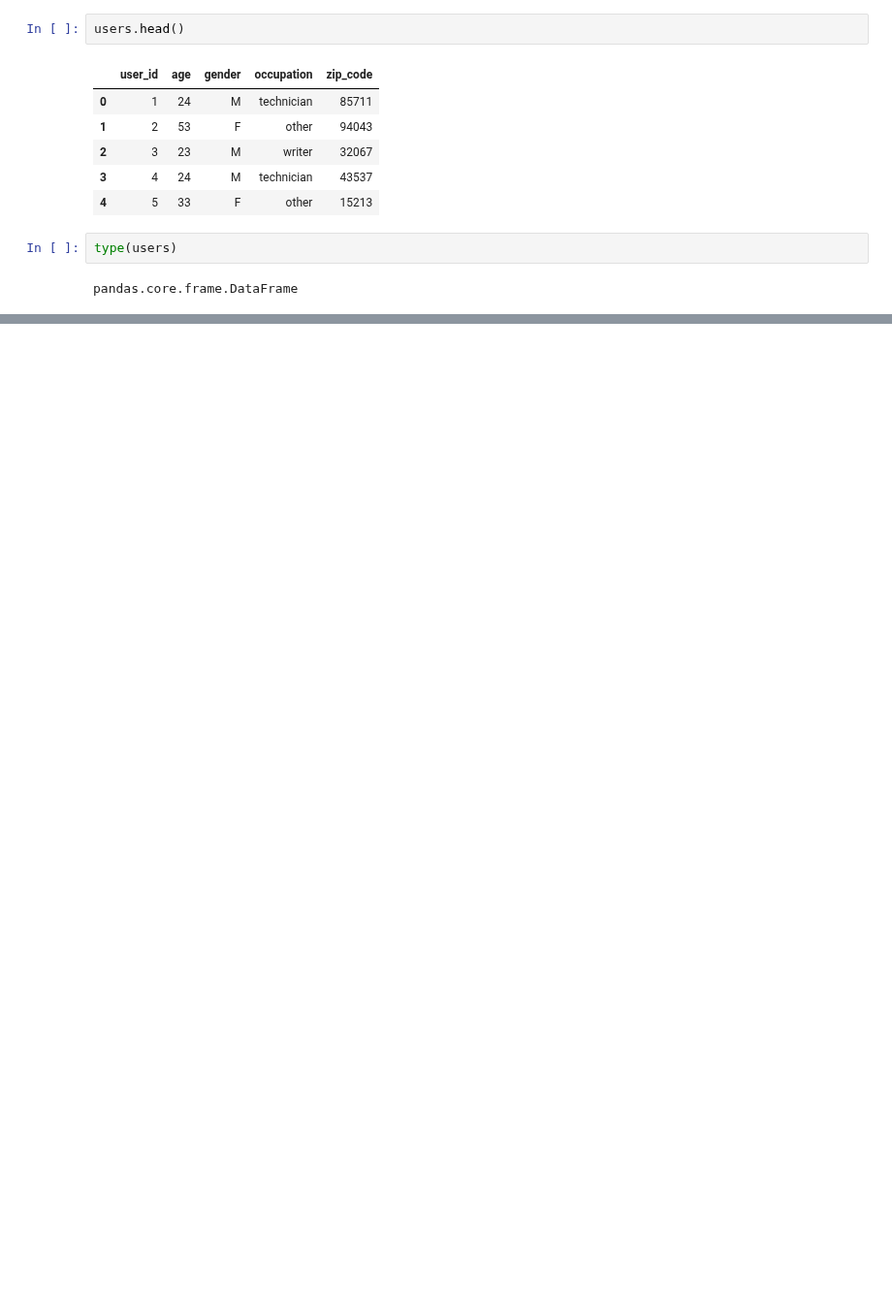
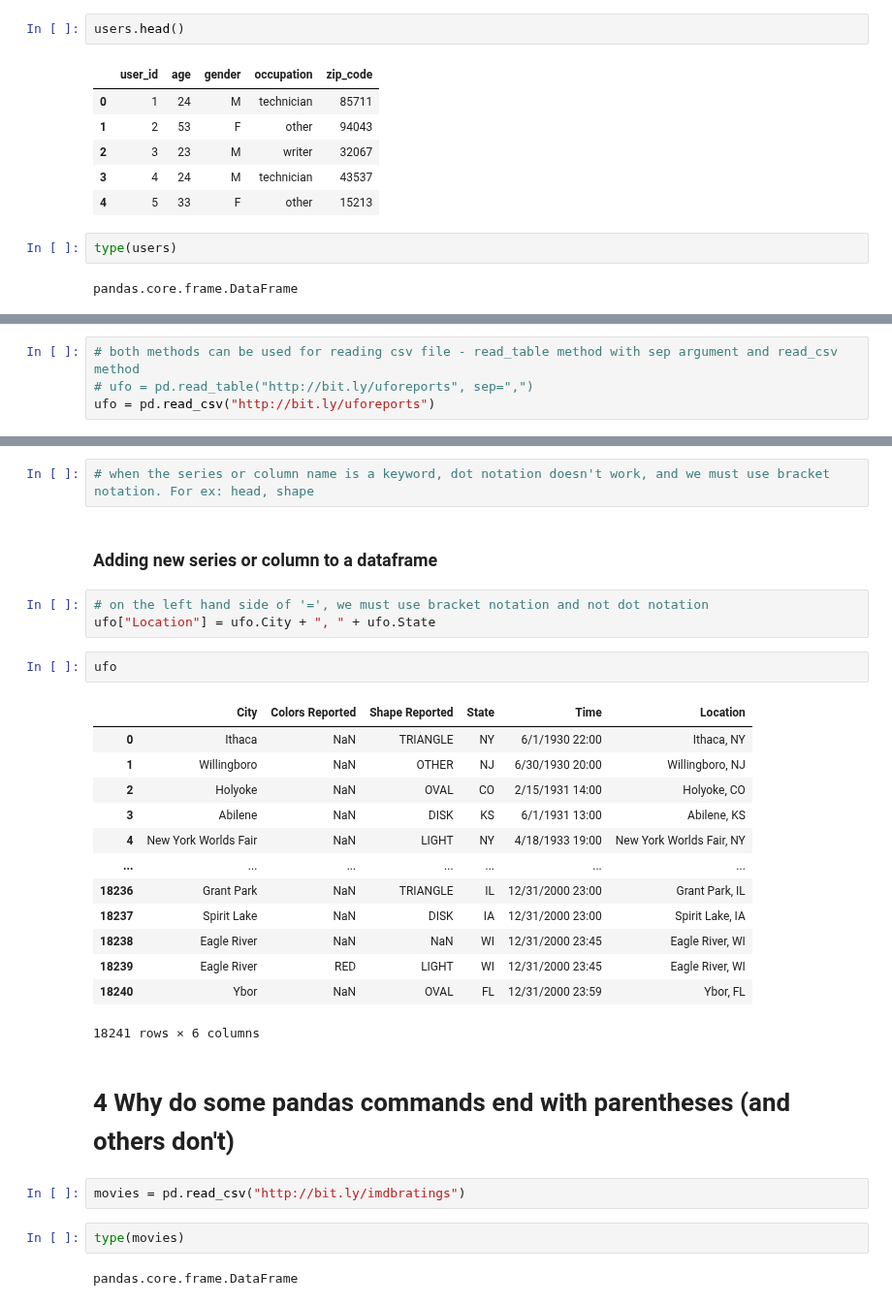
Before and after one commit to ShaswataG/iitg-summer-analytics-2024, a Jupyter notebook: Week 1/Data analysis in Python with pandas - Data School/2 How do I read a tabular data into pandas.ipynb, the cells around one changed output, grey strips where cells are left out. Shown at 97% size. Saved outputs shown, nothing was run; the diff lists cells and outputs as text; blank space fills up the shorter version.

```diff
--- a/Week 1/Data analysis in Python with pandas - Data School/2 How do I read a tabular data into pandas.ipynb
+++ b/Week 1/Data analysis in Python with pandas - Data School/2 How do I read a tabular data into pandas.ipynb
@@ -29,0 +51,4 @@ pandas.core.frame.DataFrame
+# %%
+# both methods can be used for reading csv file - read_table method with sep argument and read_csv method
+# ufo = pd.read_table("http://bit.ly/uforeports", sep=",")
+ufo = pd.read_csv("http://bit.ly/uforeports")
@@ -29,0 +108,31 @@ pandas.core.frame.DataFrame
+# %%
+# when the series or column name is a keyword, dot notation doesn't work, and we must use bracket notation. For ex: head, shape
+# %% [markdown]
+<h3>Adding new series or column to a dataframe</h3>
+# %%
+# on the left hand side of '=', we must use bracket notation and not dot notation
+ufo["Location"] = ufo.City + ", " + ufo.State
+# %%
+ufo
+# %% [output]
+|  | City | Colors Reported | Shape Reported | State | Time | Location |
+| 0 | Ithaca | NaN | TRIANGLE | NY | 6/1/1930 22:00 | Ithaca, NY |
+| 1 | Willingboro | NaN | OTHER | NJ | 6/30/1930 20:00 | Willingboro, NJ |
+| 2 | Holyoke | NaN | OVAL | CO | 2/15/1931 14:00 | Holyoke, CO |
+| 3 | Abilene | NaN | DISK | KS | 6/1/1931 13:00 | Abilene, KS |
+| 4 | New York Worlds Fair | NaN | LIGHT | NY | 4/18/1933 19:00 | New York Worlds Fair, NY |
+| ... | ... | ... | ... | ... | ... | ... |
+| 18236 | Grant Park | NaN | TRIANGLE | IL | 12/31/2000 23:00 | Grant Park, IL |
+| 18237 | Spirit Lake | NaN | DISK | IA | 12/31/2000 23:00 | Spirit Lake, IA |
+| 18238 | Eagle River | NaN | NaN | WI | 12/31/2000 23:45 | Eagle River, WI |
+| 18239 | Eagle River | RED | LIGHT | WI | 12/31/2000 23:45 | Eagle River, WI |
+| 18240 | Ybor | NaN | OVAL | FL | 12/31/2000 23:59 | Ybor, FL |
+18241 rows × 6 columns
+# %% [markdown]
+<h1>4 Why do some pandas commands end with parentheses (and others don't)</h1>
+# %%
+movies = pd.read_csv("http://bit.ly/imdbratings")
+# %%
+type(movies)
+# %% [output]
+pandas.core.frame.DataFrame
```
Also changed, not shown: parts of 27 cells of this notebook, 1 other file.
